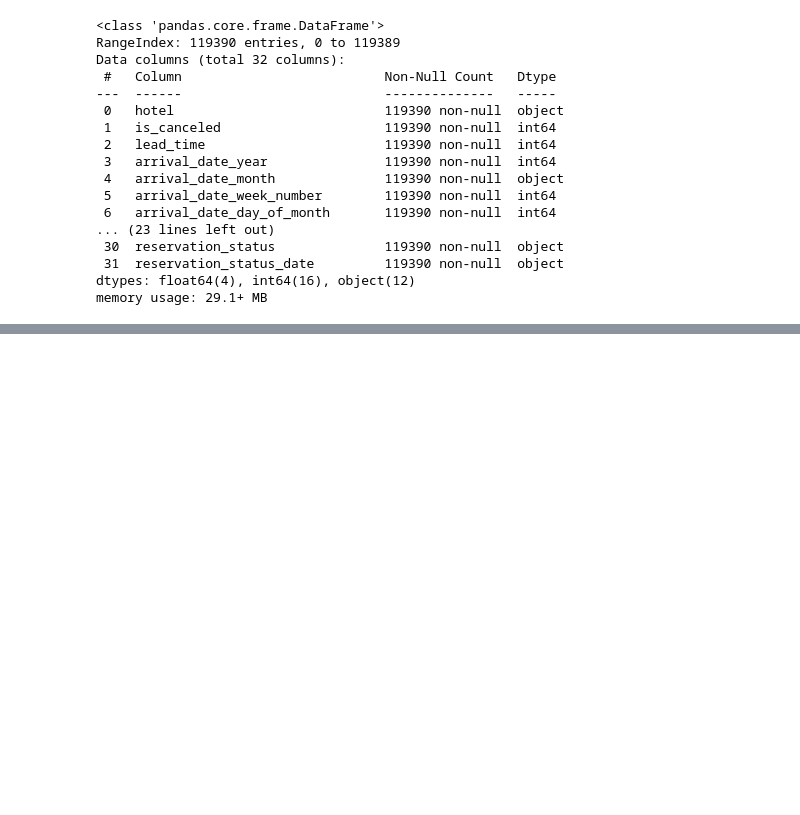
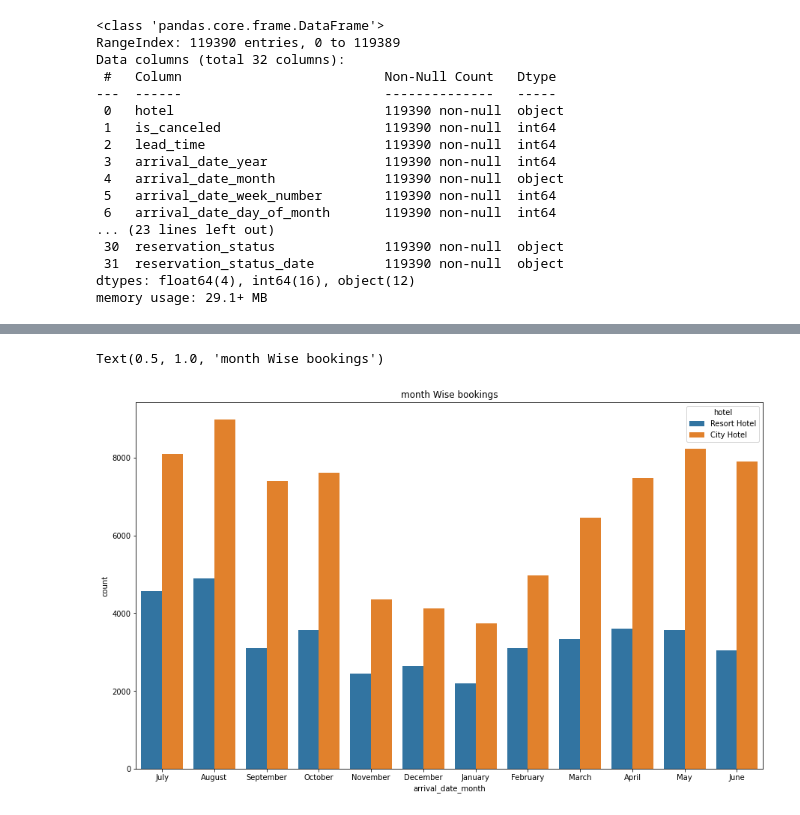
Before and after one commit to SumitAwagan123/hotel-booking-analysis-, a Jupyter notebook: Sumit_Awagan_Hotel_Booking_Analysis_Capstone_Project.ipynb, the cells around one changed output, grey strips where cells are left out. Drawn from its saved outputs; the diff is of its cells as text; code cells hidden in the pictures; blank space fills up the shorter version.

```diff
--- a/Sumit_Awagan_Hotel_Booking_Analysis_Capstone_Project.ipynb
+++ b/Sumit_Awagan_Hotel_Booking_Analysis_Capstone_Project.ipynb
@@ -39 +65,3 @@ memory usage: 29.1+ MB
+# %%
+df.drop(['company','agent'],inplace=True,axis=1)
 # %%
@@ -48,0 +87,2 @@ df.head()
+# %%
+df['children'].fillna(df['children'].median(),inplace=True)
@@ -49 +109,3 @@ df.head()
+# %%
+df.fillna({'country':0},inplace=True)
 # %%
@@ -52,0 +149,11 @@ df
+# %%
+#The best time of year to book a hotel room
+# set plot size
+plt.figure(figsize=(15,9))
+
+#  plot with countplot
+sns.countplot(x=df['arrival_date_month'],hue=df['hotel'])
+plt.title("month Wise bookings")
+# %% [output]
+Text(0.5, 1.0, 'month Wise bookings')
+[figure, added]
```
Also changed, not shown: parts of 12 cells of this notebook.
